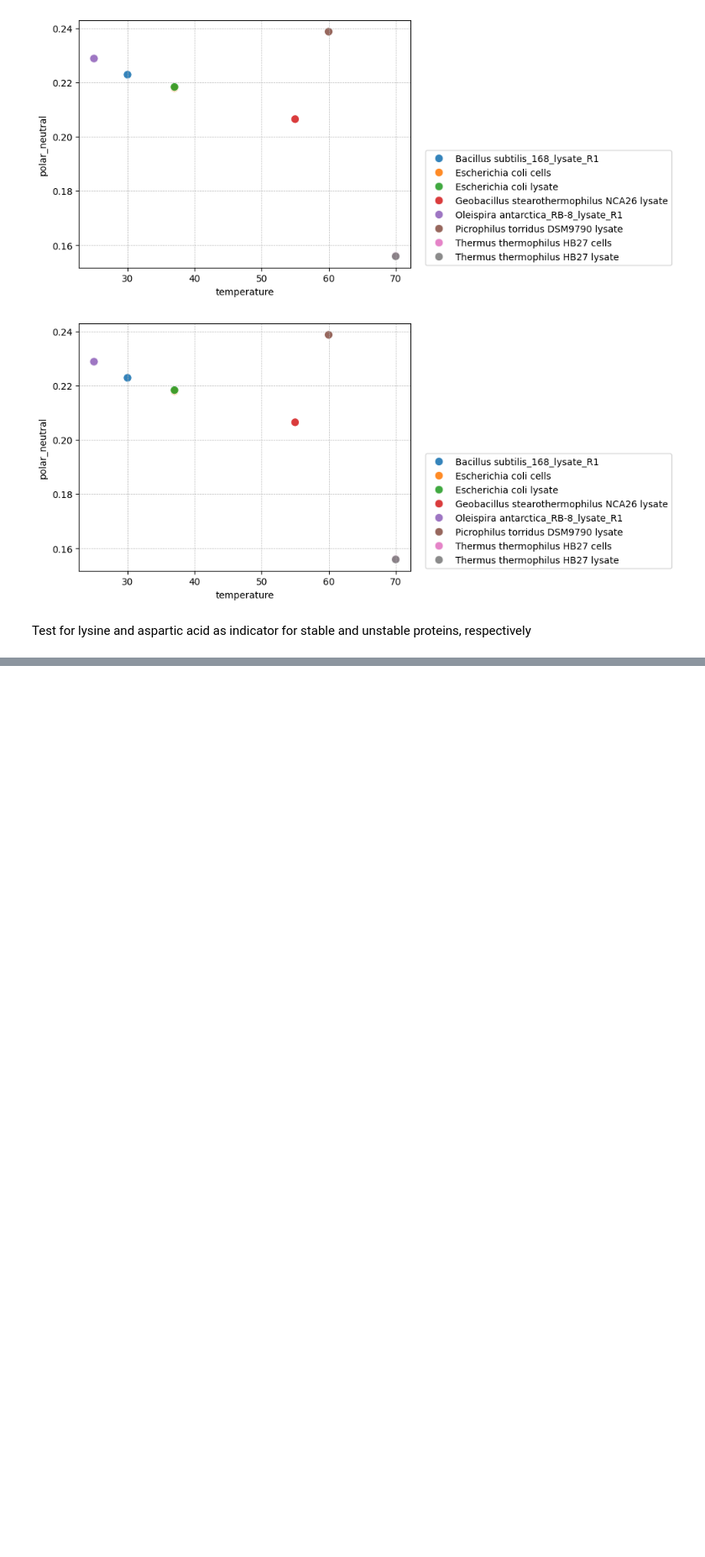
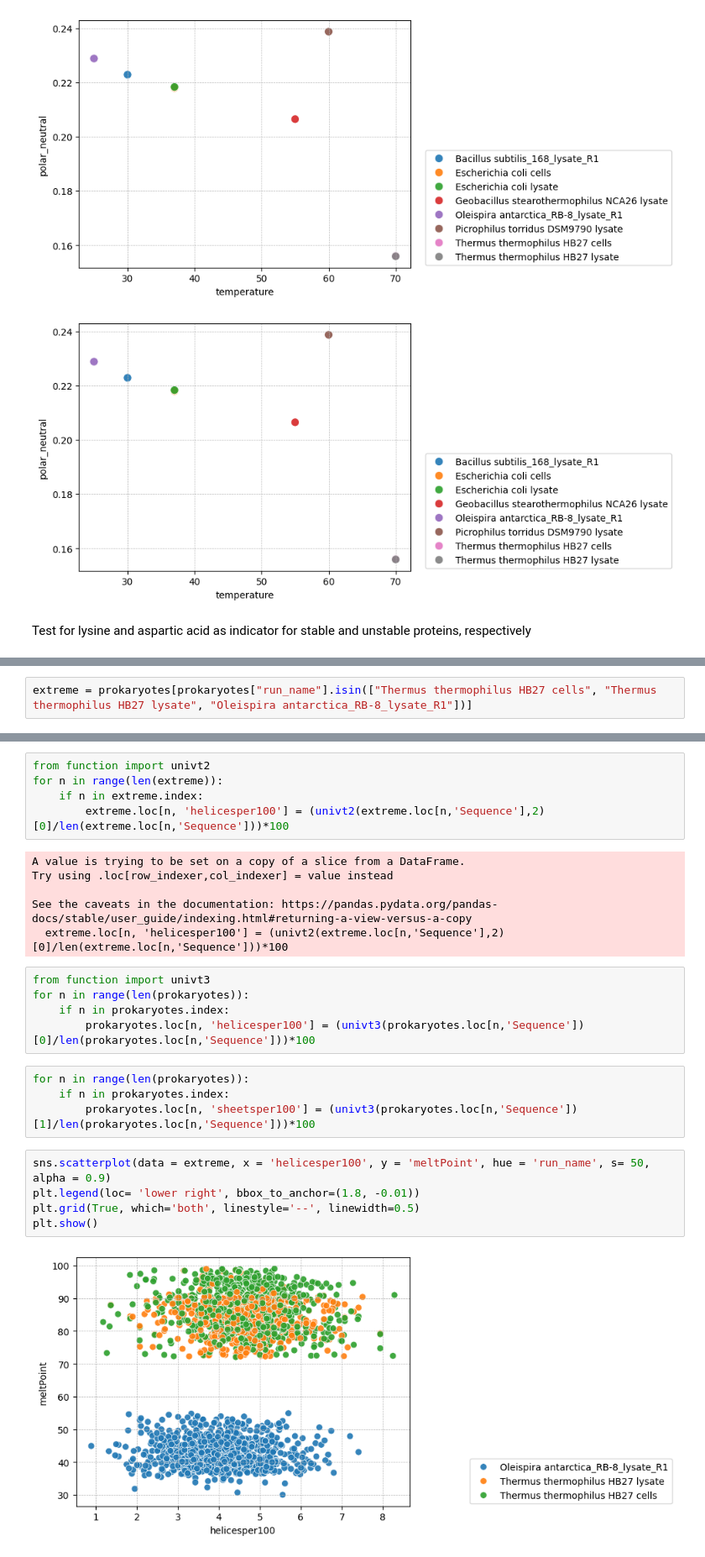
Before and after one commit to datascience-mobi-2024/topic04_02, a Jupyter notebook: Prokaryotes_project.ipynb, the cells around one changed output, grey strips where cells are left out. Shown at 84% size. Saved outputs shown, nothing was run; the diff lists cells and outputs as text; blank space fills up the shorter version.

Commit message:
helicesper100 und sheetsper100 aber trash

```diff
--- a/Prokaryotes_project.ipynb
+++ b/Prokaryotes_project.ipynb
@@ -199,0 +224,2 @@ for n in range(len(prokaryotes)):
+# %%
+extreme = prokaryotes[prokaryotes["run_name"].isin(["Thermus thermophilus HB27 cells", "Thermus thermophilus HB27 lysate", "Oleispira antarctica_RB-8_lysate_R1"])]
@@ -199,0 +236,27 @@ for n in range(len(prokaryotes)):
+# %%
+from function import univt2
+for n in range(len(extreme)):
+    if n in extreme.index:
+        extreme.loc[n, 'helicesper100'] = (univt2(extreme.loc[n,'Sequence'],2)[0]/len(extreme.loc[n,'Sequence']))*100
+# %% [output]
+A value is trying to be set on a copy of a slice from a DataFrame.
+Try using .loc[row_indexer,col_indexer] = value instead
+
+See the caveats in the documentation: https://pandas.pydata.org/pandas-docs/stable/user_guide/indexing.html#returning-a-view-versus-a-copy
+  extreme.loc[n, 'helicesper100'] = (univt2(extreme.loc[n,'Sequence'],2)[0]/len(extreme.loc[n,'Sequence']))*100
+# %%
+from function import univt3
+for n in range(len(prokaryotes)):
+    if n in prokaryotes.index:
+        prokaryotes.loc[n, 'helicesper100'] = (univt3(prokaryotes.loc[n,'Sequence'])[0]/len(prokaryotes.loc[n,'Sequence']))*100
+# %%
+for n in range(len(prokaryotes)):
+    if n in prokaryotes.index:
+        prokaryotes.loc[n, 'sheetsper100'] = (univt3(prokaryotes.loc[n,'Sequence'])[1]/len(prokaryotes.loc[n,'Sequence']))*100
+# %%
+sns.scatterplot(data = extreme, x = 'helicesper100', y = 'meltPoint', hue = 'run_name', s= 50, alpha = 0.9)
+plt.legend(loc= 'lower right', bbox_to_anchor=(1.8, -0.01))
+plt.grid(True, which='both', linestyle='--', linewidth=0.5)
+plt.show()
+# %% [output]
+[figure, added]
```
Also changed, not shown: parts of 11 cells of this notebook, 1 other file.
